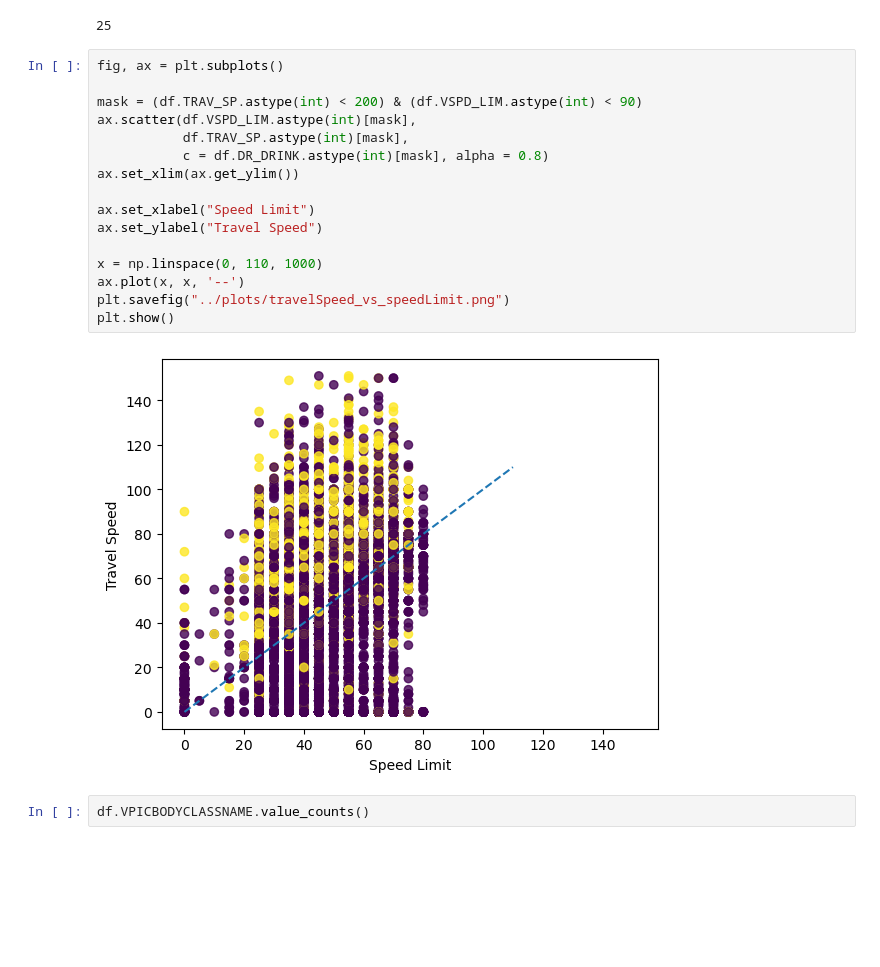
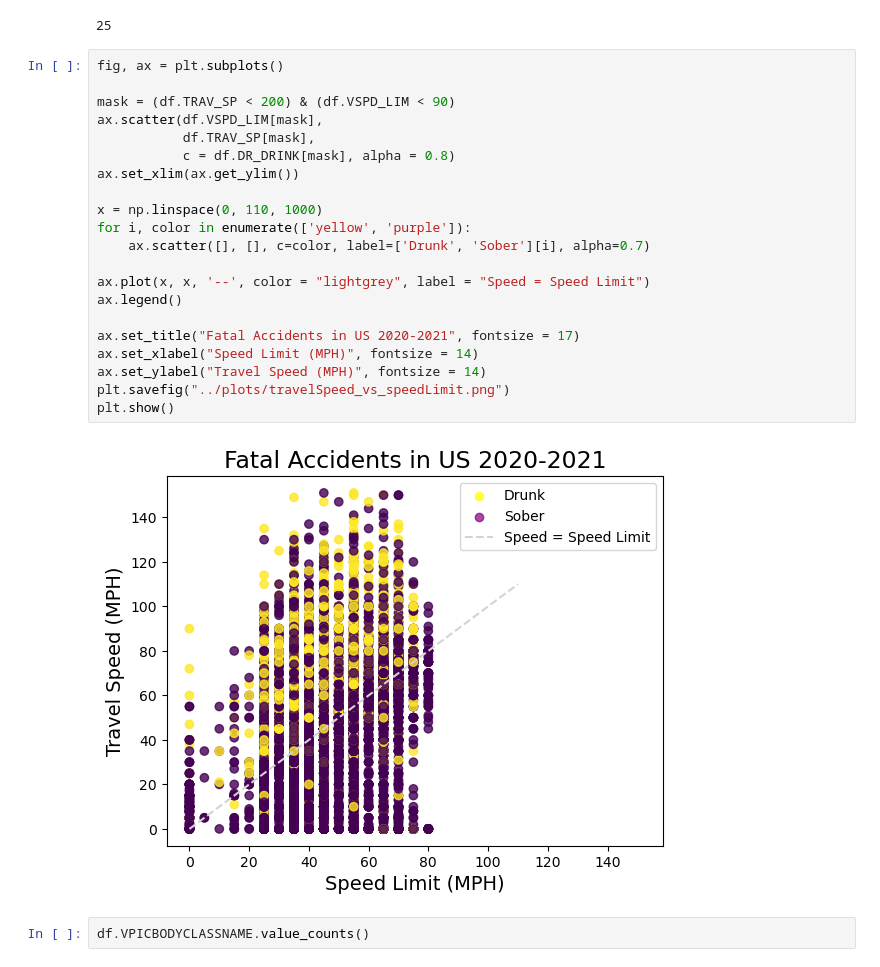
Before and after one commit to wisteriab/CSCI_Project, a Jupyter notebook: notebooks/cleaning_data.ipynb, the cells around one changed output. Drawn from its saved outputs; the diff is of its cells as text; blank space fills up the shorter version.

Commit message:
Made changes to my notebook and formatted the speed vs speed limit plot in plots

```diff
--- a/notebooks/cleaning_data.ipynb
+++ b/notebooks/cleaning_data.ipynb
@@ -401,21 +400,26 @@ df_clusters[df_clusters['CLUSTERS'] == 0].NUMOCCS.max()
 # %%
 fig, ax = plt.subplots()
 
-mask = (df.TRAV_SP.astype(int) < 200) & (df.VSPD_LIM.astype(int) < 90)
-ax.scatter(df.VSPD_LIM.astype(int)[mask],
-           df.TRAV_SP.astype(int)[mask],
-           c = df.DR_DRINK.astype(int)[mask], alpha = 0.8)
+mask = (df.TRAV_SP < 200) & (df.VSPD_LIM < 90)
+ax.scatter(df.VSPD_LIM[mask],
+           df.TRAV_SP[mask],
+           c = df.DR_DRINK[mask], alpha = 0.8)
 ax.set_xlim(ax.get_ylim())
 
-ax.set_xlabel("Speed Limit")
-ax.set_ylabel("Travel Speed")
+x = np.linspace(0, 110, 1000)
+for i, color in enumerate(['yellow', 'purple']):
+    ax.scatter([], [], c=color, label=['Drunk', 'Sober'][i], alpha=0.7)
 
-x = np.linspace(0, 110, 1000)
-ax.plot(x, x, '--')
+ax.plot(x, x, '--', color = "lightgrey", label = "Speed = Speed Limit")
+ax.legend()
+
+ax.set_title("Fatal Accidents in US 2020-2021", fontsize = 17)
+ax.set_xlabel("Speed Limit (MPH)", fontsize = 14)
+ax.set_ylabel("Travel Speed (MPH)", fontsize = 14)
 plt.savefig("../plots/travelSpeed_vs_speedLimit.png")
 plt.show()
 # %% [output]
-[figure, old version]
+[figure, new version]
 # %%
 df.VPICBODYCLASSNAME.value_counts()
 # %% [output]
```
Also changed, not shown: parts of 3 cells of this notebook, 2 other files.
